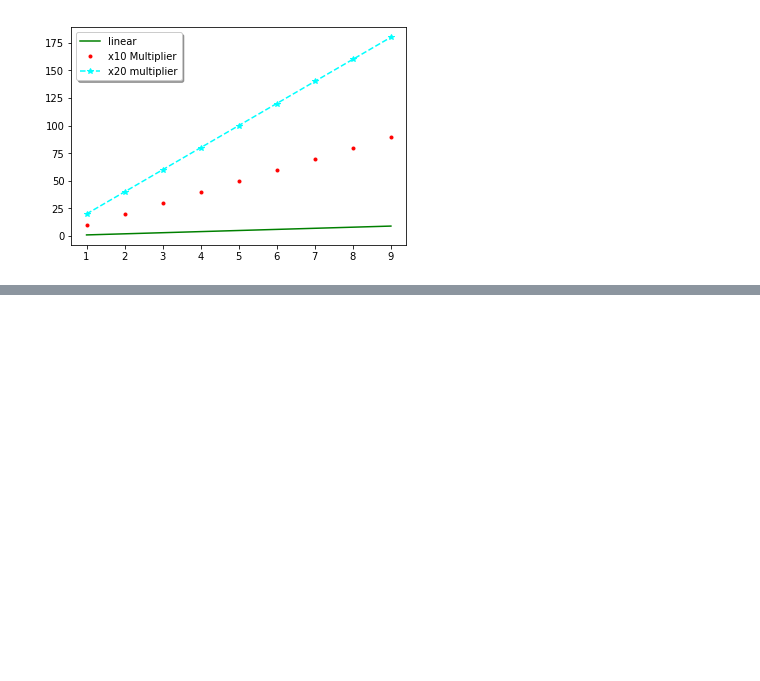
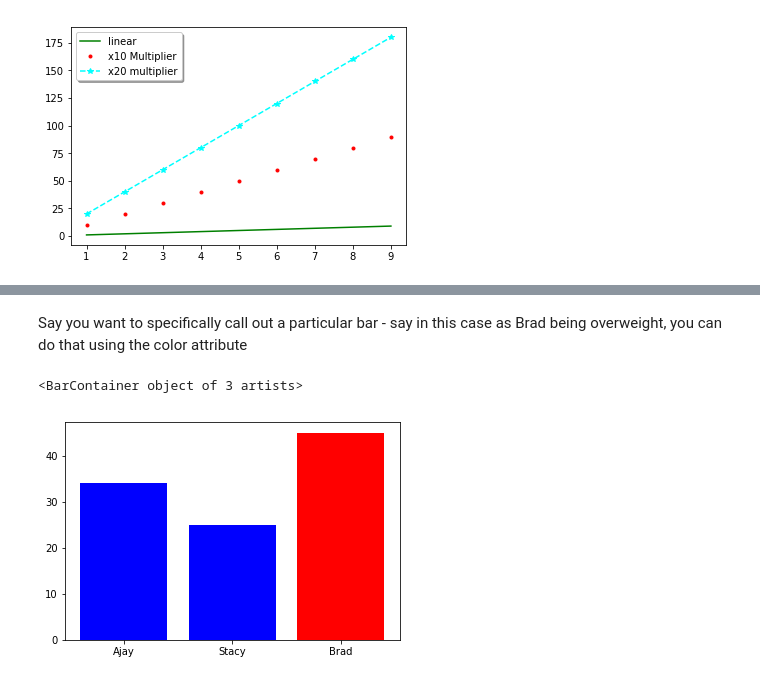
Before and after one commit to hotcode002/Machine-Learning-with-Python, a Jupyter notebook: week_1_basics/day_5_ml_plotting_libraries/notebooks/matplotlib.ipynb, the cells around one changed output, grey strips where cells are left out. Cells and saved outputs as stored; diff of their text form; code cells hidden in the pictures; blank space fills up the shorter version.

```diff
--- a/week_1_basics/day_5_ml_plotting_libraries/notebooks/matplotlib.ipynb
+++ b/week_1_basics/day_5_ml_plotting_libraries/notebooks/matplotlib.ipynb
@@ -495,0 +517,7 @@ plt.legend(loc="best",shadow=True)
+# %% [markdown]
+Say you want to specifically call out a particular bar - say in this case as Brad being overweight, you can do that using the color attribute
+# %%
+plt.bar(names,weight,color=["blue","blue","red"])
+# %% [output]
+<BarContainer object of 3 artists>
+[figure, added]
```
Also changed, not shown: parts of 18 cells of this notebook.
